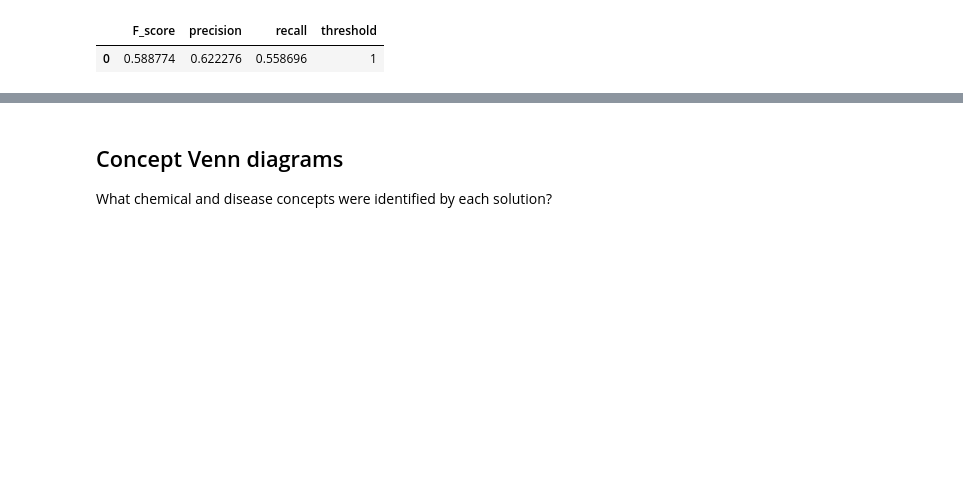
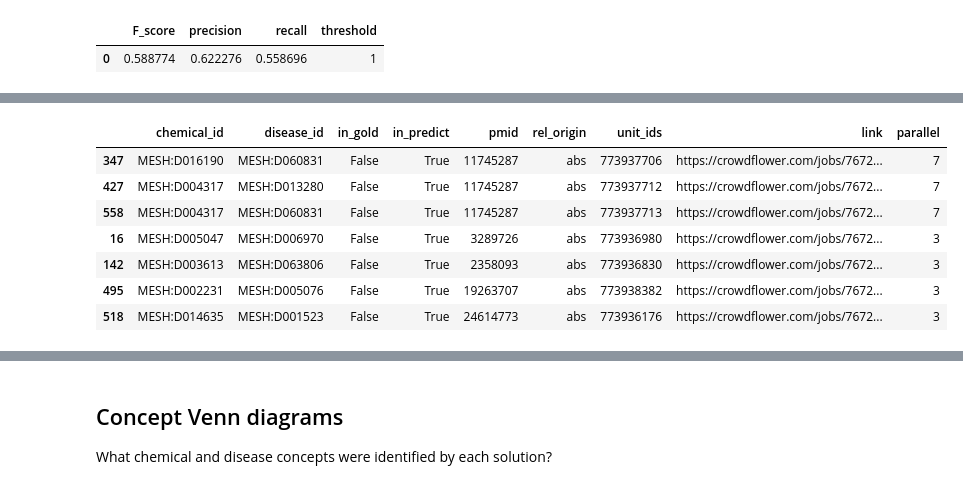
Before and after one commit to SuLab/crowd_cid_relex, a Jupyter notebook: crowd_only/analysis/final_eval_cross_validation.ipynb, the cells around one changed output, grey strips where cells are left out. Drawn from its saved outputs; the diff is of its cells as text; code cells hidden in the pictures; blank space fills up the shorter version.

```diff
--- a/crowd_only/analysis/final_eval_cross_validation.ipynb
+++ b/crowd_only/analysis/final_eval_cross_validation.ipynb
@@ -394,0 +437,25 @@ befree_no_ner_perf
+# %%
+def single_triple(row):
+    return (int(row["pmid"]), row["chemical_id"], row["disease_id"])
+
+def make_summary(predictions, gold_std):
+    temp = pd.merge(predictions[TRIPLE], gold_std[TRIPLE], how = "outer", on = TRIPLE)
+
+    pred_trip = get_triples(predictions)
+    gold_trip = get_triples(gold_std)
+
+    temp.loc[:, "in_gold"] = temp.loc[:, TRIPLE].apply(
+        lambda row: single_triple(row) in gold_trip, axis = 1
+    )
+
+    temp.loc[:, "in_predict"] = temp.loc[:, TRIPLE].apply(
+        lambda row: single_triple(row) in pred_trip, axis = 1
+    )
+
+    temp.loc[:, "rel_origin"] = temp.loc[:, TRIPLE].apply(
+        lambda row: rel_origin(single_triple(row), eval_gold[row["pmid"]]), axis = 1
+    )
+
+    temp.loc[:, "pmid"] = temp.loc[:, "pmid"].astype(int)
+
+    return temp
@@ -394,0 +566,7 @@ befree_no_ner_perf
+# %%
+crowd_summary = make_summary(crowd_no_ner.query("num_votes >= 4"), crowd_good_gold)
+# %%
+cols = crowd_summary.columns | ["unit_ids"]
+
+crowd_summary = pd.merge(crowd_summary,
+    pd.concat([sent_res, abs_res]), how = "left", on = TRIPLE)[cols]
@@ -394,0 +853,20 @@ befree_no_ner_perf
+# %%
+fps = crowd_summary.query("~in_gold and in_predict and rel_origin == 'abs'")
+
+fps.loc[:, "link"] = fps.loc[:, "unit_ids"].map(lambda v: "https://crowdflower.com/jobs/767273/units/{}".format(v))
+
+fps.loc[:, "parallel"] = fps.loc[:, TRIPLE].apply(
+    lambda r: count_parallel(r["pmid"], r["chemical_id"], r["disease_id"]),
+    axis = 1
+)
+# %%
+fps.query("parallel > 2").sort("parallel", ascending = False)
+# %% [output]
+|  | chemical_id | disease_id | in_gold | in_predict | pmid | rel_origin | unit_ids | link | parallel |
+| 347 | MESH:D016190 | MESH:D060831 | False | True | 11745287 | abs | 773937706 | https://crowdflower.com/jobs/7672... | 7 |
+| 427 | MESH:D004317 | MESH:D013280 | False | True | 11745287 | abs | 773937712 | https://crowdflower.com/jobs/7672... | 7 |
+| 558 | MESH:D004317 | MESH:D060831 | False | True | 11745287 | abs | 773937713 | https://crowdflower.com/jobs/7672... | 7 |
+| 16 | MESH:D005047 | MESH:D006970 | False | True | 3289726 | abs | 773936980 | https://crowdflower.com/jobs/7672... | 3 |
+| 142 | MESH:D003613 | MESH:D063806 | False | True | 2358093 | abs | 773936830 | https://crowdflower.com/jobs/7672... | 3 |
+| 495 | MESH:D002231 | MESH:D005076 | False | True | 19263707 | abs | 773938382 | https://crowdflower.com/jobs/7672... | 3 |
+| 518 | MESH:D014635 | MESH:D001523 | False | True | 24614773 | abs | 773936176 | https://crowdflower.com/jobs/7672... | 3 |
```
Also changed, not shown: parts of 69 cells of this notebook, 1 other file.
